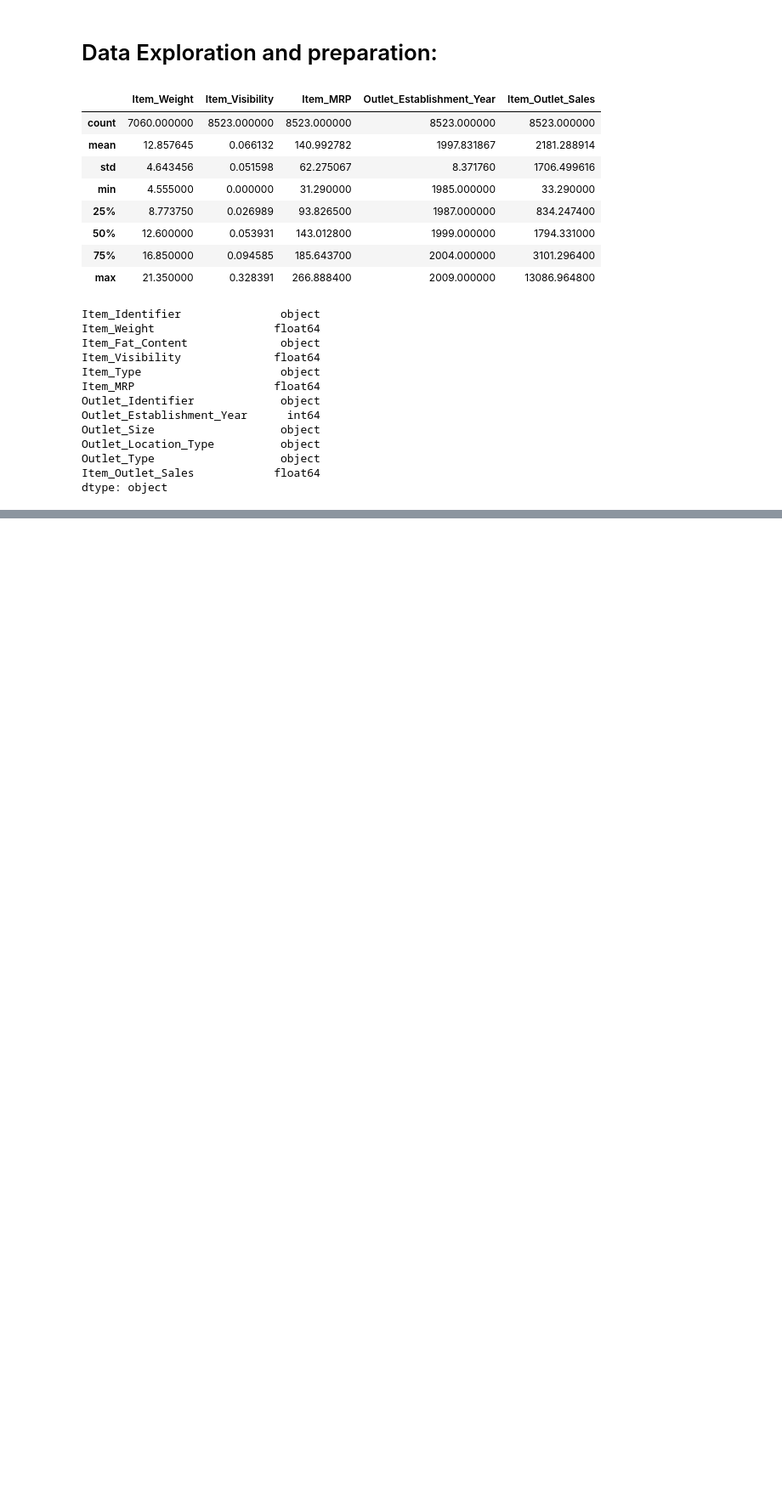
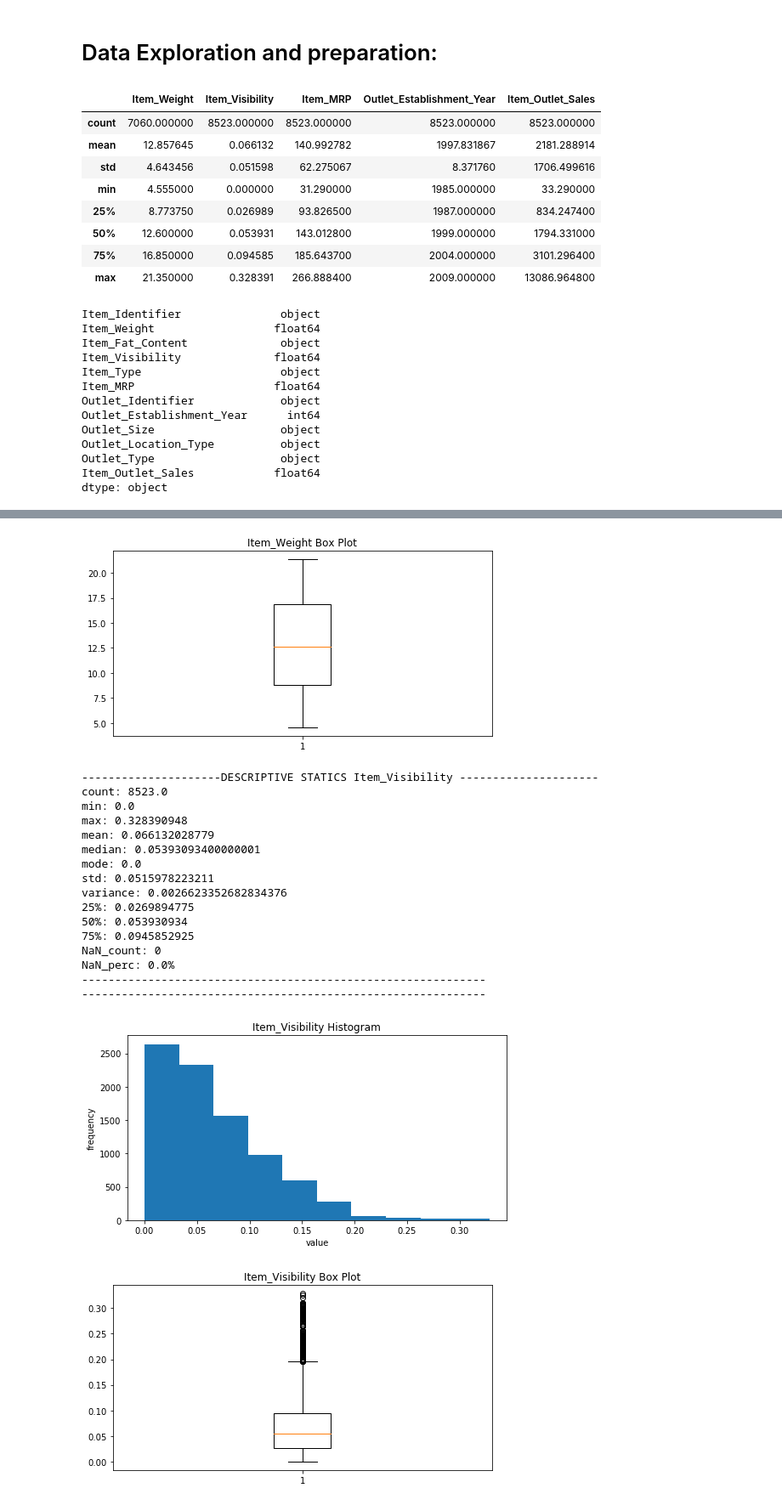
Before and after one commit to JosephKevin/sales_prediction, a Jupyter notebook: regression_prediction.ipynb, the cells around one changed output, grey strips where cells are left out. Shown at 85% size. Drawn from its saved outputs; the diff is of its cells as text; code cells hidden in the pictures; blank space fills up the shorter version.

Commit message:
univariate analysis results

```diff
--- a/regression_prediction.ipynb
+++ b/regression_prediction.ipynb
@@ -142,0 +169,9 @@ get_discrete_univariate_analysis(big_mart_df, 'Item_Type')
+# %%
+# discrete columns
+# Item_Identifier is not here because it is a unique item identifier
+# Outlet_Establishment_Year is in discrete columns list because it will only have a limited set of values, pandas
+# recognizes it as a float
+dis_col = ['Item_Fat_Content', 'Item_Type', 'Outlet_Identifier', 'Outlet_Size', 'Outlet_Location_Type',
+          'Outlet_Type', 'Outlet_Establishment_Year']
+# continuous columns
+cont_col = ['Item_Weight', 'Item_Visibility', 'Item_MRP', 'Item_Outlet_Sales']
@@ -142,0 +202,4 @@ get_discrete_univariate_analysis(big_mart_df, 'Item_Type')
+# %%
+for cont in cont_col:
+    get_continuous_univariate_analysis(big_mart_df, cont)
+# %% [output]
@@ -142,0 +223,19 @@ get_discrete_univariate_analysis(big_mart_df, 'Item_Type')
+[figure, added]
+---------------------DESCRIPTIVE STATICS Item_Visibility ---------------------
+count: 8523.0
+min: 0.0
+max: 0.328390948
+mean: 0.066132028779
+median: 0.05393093400000001
+mode: 0.0
+std: 0.0515978223211
+variance: 0.0026623352682834376
+25%: 0.0269894775
+50%: 0.053930934
+75%: 0.0945852925
+NaN_count: 0
+NaN_perc: 0.0%
+-------------------------------------------------------------
+-------------------------------------------------------------
+[figure, added]
+[figure, added]
```
Also changed, not shown: parts of 10 cells of this notebook.
